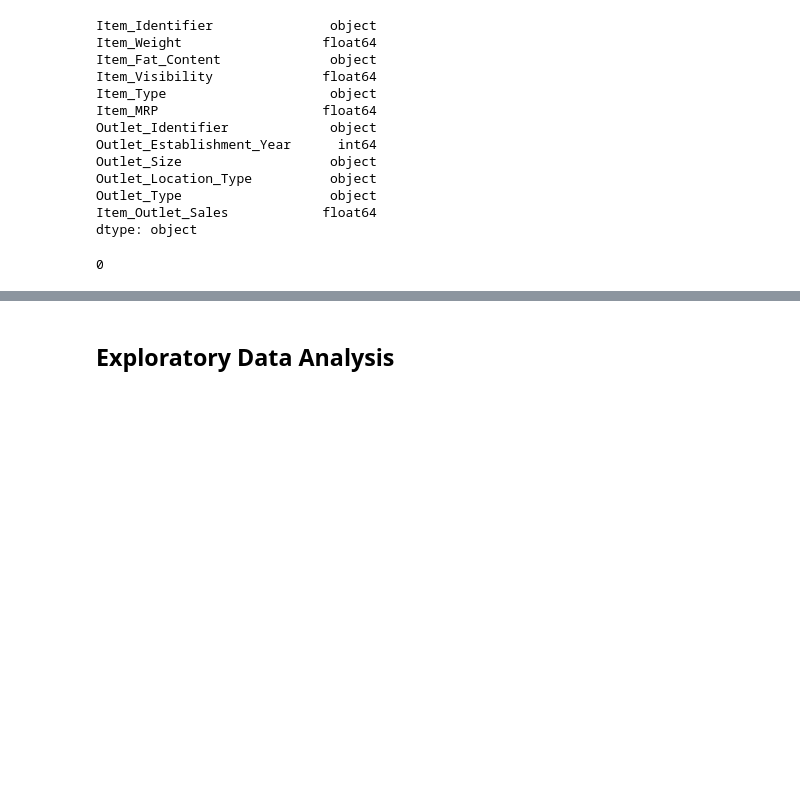
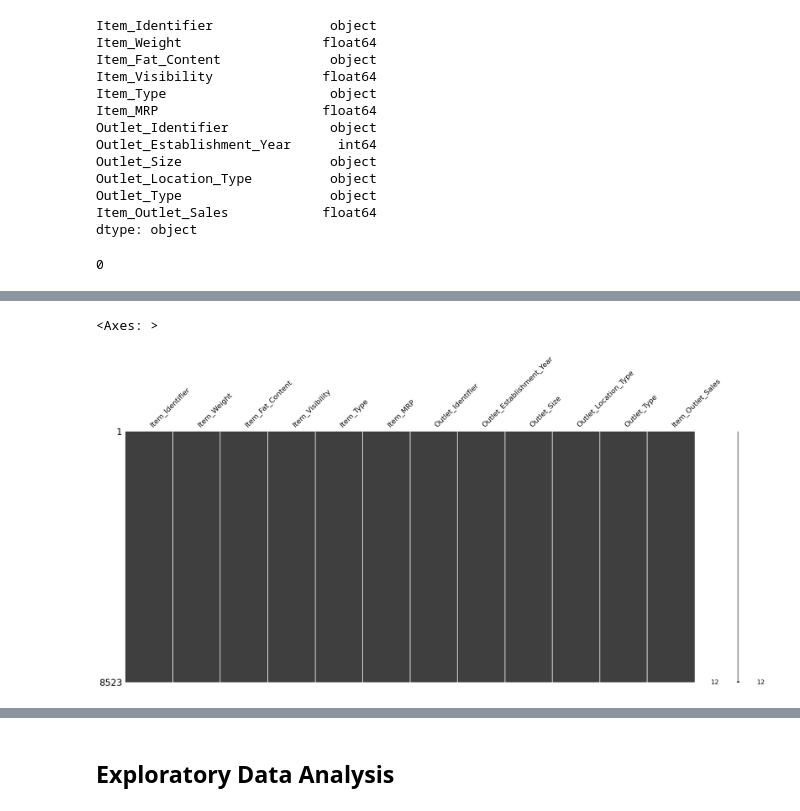
Before and after one commit to OMONa-E/Prediction-of-Product-Sales, a Jupyter notebook: Omona_Emmanuel_Prediction_of_Product_Sales.ipynb, the cells around one changed output, grey strips where cells are left out. Drawn from its saved outputs; the diff is of its cells as text; code cells hidden in the pictures; blank space fills up the shorter version.

```diff
--- a/Omona_Emmanuel_Prediction_of_Product_Sales.ipynb
+++ b/Omona_Emmanuel_Prediction_of_Product_Sales.ipynb
@@ -93,0 +201,6 @@ duplicates_row.sum()
+# %%
+# Filling up for the missing values
+df_sales_pred['Outlet_Size'].fillna('MISSING', inplace=True)
+
+# Visualizing and confirming if filled up
+df_sales_pred['Outlet_Size'].value_counts(dropna=False)
@@ -95,0 +255,7 @@ duplicates_row.sum()
+# %%
+# Filling the missing value with 999
+# since max weight is 21.350
+df_sales_pred['Item_Weight'].fillna(999, inplace=True)
+
+# Visualizing using .value_counts() method
+df_sales_pred['Item_Weight'].value_counts(dropna=True)
@@ -96,5 +275,9 @@ duplicates_row.sum()
 # %%
 # Confirming for no missing values after address
+msno.matrix(df_sales_pred)
+# %% [output]
+<Axes: >
+[figure, added]
 # %%
 # Quering for records inconsistency and fixing them for categorical features
 # using characters
```
Also changed, not shown: parts of 19 cells of this notebook.
